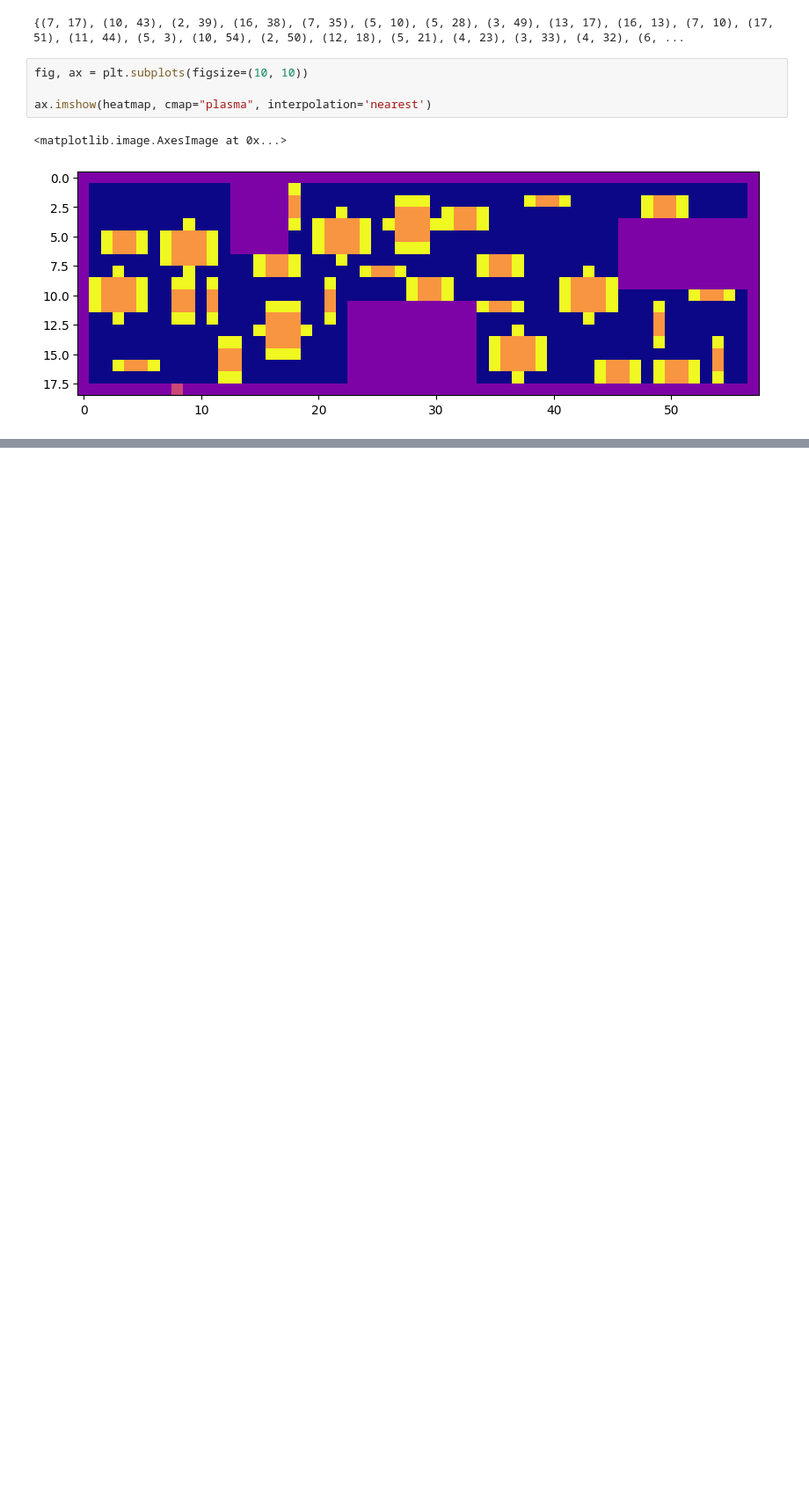
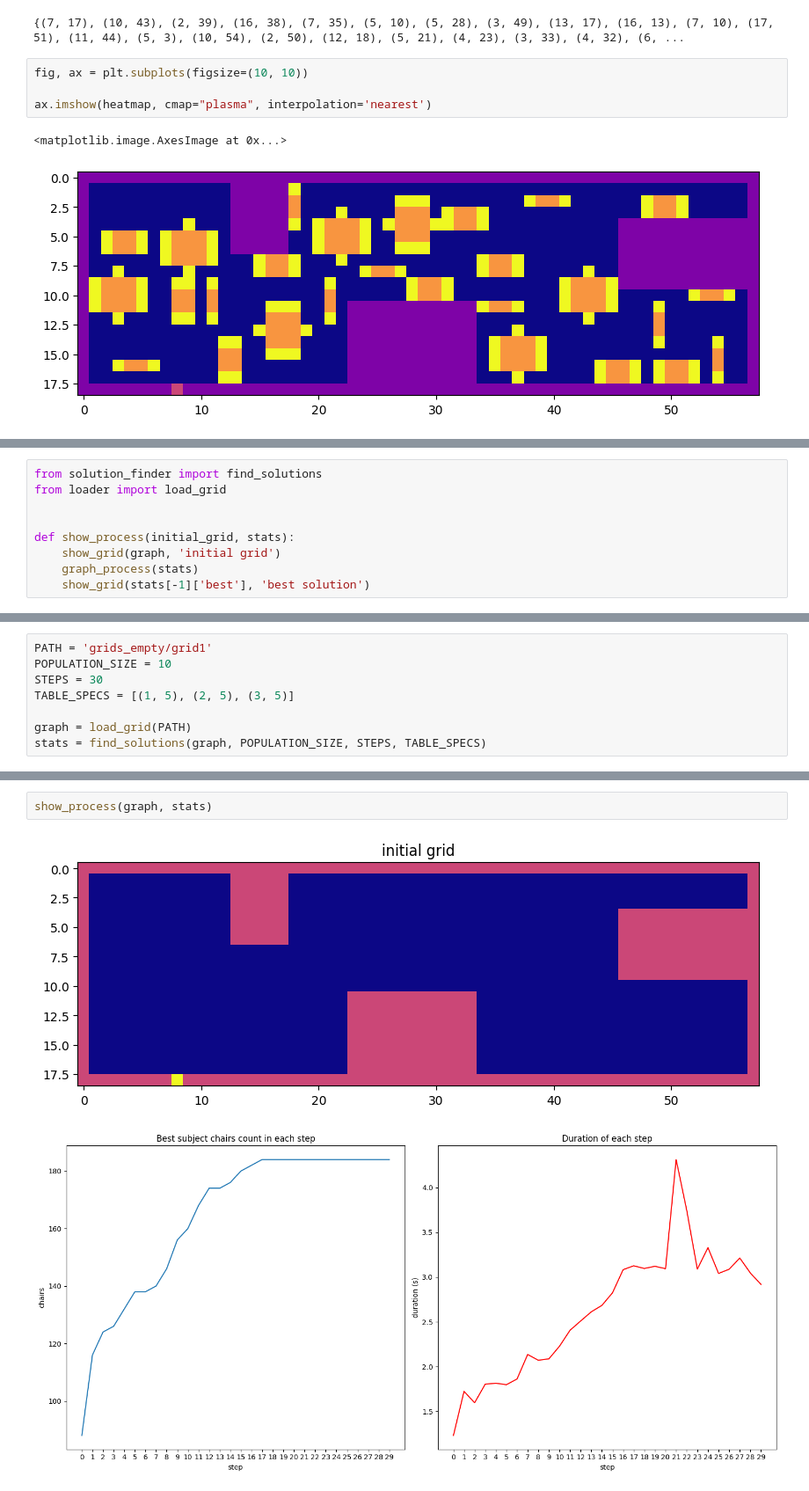
Before and after one commit to wojciechloboda/badania-operacyjne, a Jupyter notebook: tests.ipynb, the cells around one changed output, grey strips where cells are left out. Shown at 88% size. Saved outputs shown, nothing was run; the diff lists cells and outputs as text; blank space fills up the shorter version.

Commit message:
adding tests and plots

```diff
--- a/tests.ipynb
+++ b/tests.ipynb
@@ -95,0 +130,9 @@ animate_evolution(f_list)
+# %%
+from solution_finder import find_solutions
+from loader import load_grid
+
+
+def show_process(initial_grid, stats):
+    show_grid(graph, 'initial grid')
+    graph_process(stats)
+    show_grid(stats[-1]['best'], 'best solution')
@@ -95,0 +141,8 @@ animate_evolution(f_list)
+# %%
+PATH = 'grids_empty/grid1'
+POPULATION_SIZE = 10
+STEPS = 30
+TABLE_SPECS = [(1, 5), (2, 5), (3, 5)]
+
+graph = load_grid(PATH)
+stats = find_solutions(graph, POPULATION_SIZE, STEPS, TABLE_SPECS)
@@ -95,0 +167,5 @@ animate_evolution(f_list)
+# %%
+show_process(graph, stats)
+# %% [output]
+[figure, added]
+[figure, added]
```
Also changed, not shown: parts of 10 cells of this notebook, 45 other files.
